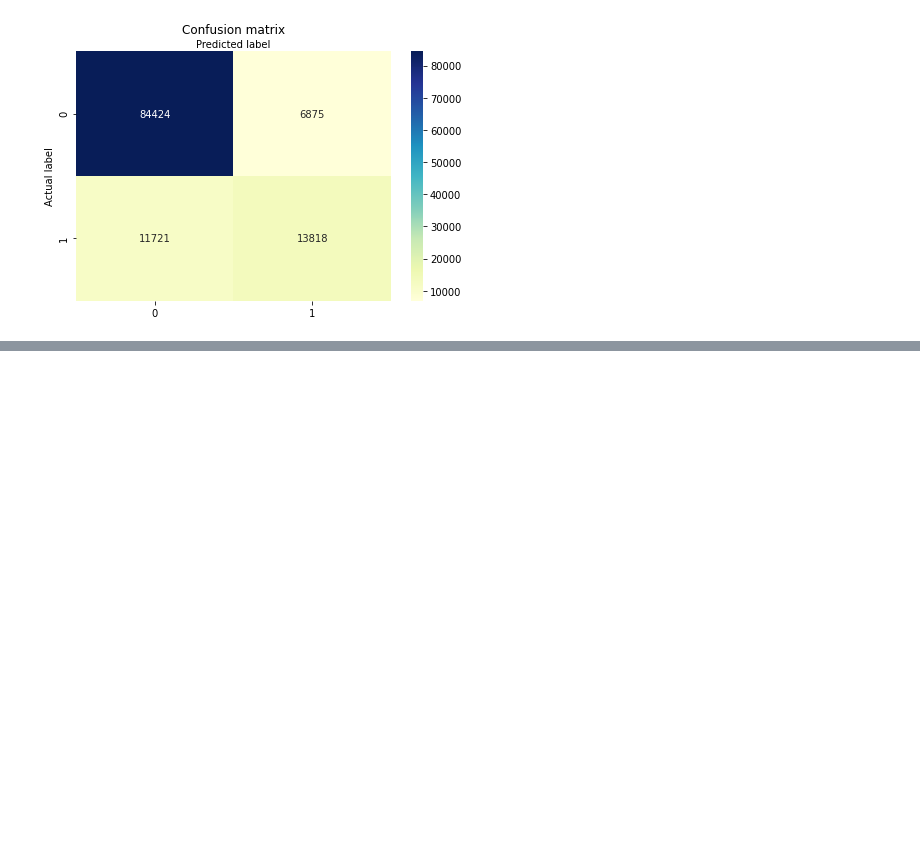
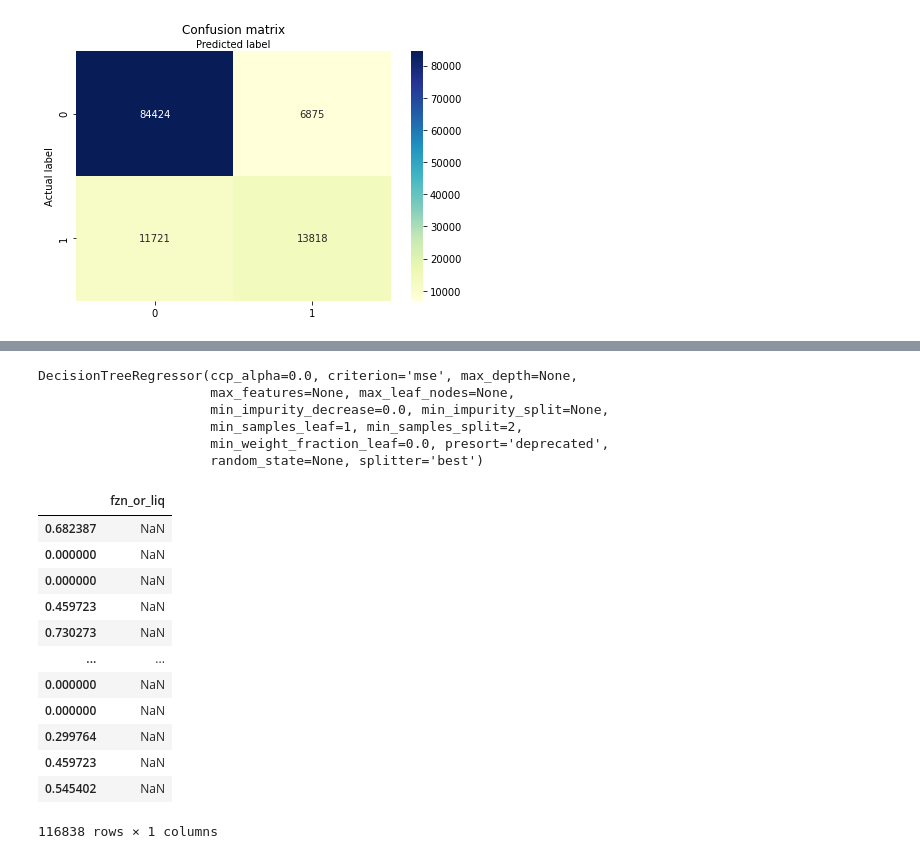
Before and after one commit to rmiller34/ATMS-597-Project-5, a Jupyter notebook: Attempt_at_Tree.ipynb, the cells around one changed output, grey strips where cells are left out. Cells and saved outputs as stored; diff of their text form; code cells hidden in the pictures; blank space fills up the shorter version.

```diff
--- a/Attempt_at_Tree.ipynb
+++ b/Attempt_at_Tree.ipynb
@@ -270,0 +237,33 @@ NameError: ignored
+# %%
+from sklearn.model_selection import train_test_split
+training_predictor, test_predictor, training_target, test_target = train_test_split(X, Y, test_size=0.3, random_state=0)
+# %%
+from sklearn.tree import DecisionTreeRegressor
+regressor = DecisionTreeRegressor()
+regressor.fit(training_predictor, training_target)
+# %% [output]
+DecisionTreeRegressor(ccp_alpha=0.0, criterion='mse', max_depth=None,
+                      max_features=None, max_leaf_nodes=None,
+                      min_impurity_decrease=0.0, min_impurity_split=None,
+                      min_samples_leaf=1, min_samples_split=2,
+                      min_weight_fraction_leaf=0.0, presort='deprecated',
+                      random_state=None, splitter='best')
+# %%
+y_pred = regressor.predict(test_predictor)
+# %%
+df=pd.DataFrame(test_target, y_pred)
+df
+# %% [output]
+|  | fzn_or_liq |
+| 0.682387 | NaN |
+| 0.000000 | NaN |
+| 0.000000 | NaN |
+| 0.459723 | NaN |
+| 0.730273 | NaN |
+| ... | ... |
+| 0.000000 | NaN |
+| 0.000000 | NaN |
+| 0.299764 | NaN |
+| 0.459723 | NaN |
+| 0.545402 | NaN |
+116838 rows × 1 columns
```
Also changed, not shown: parts of 11 cells of this notebook.
